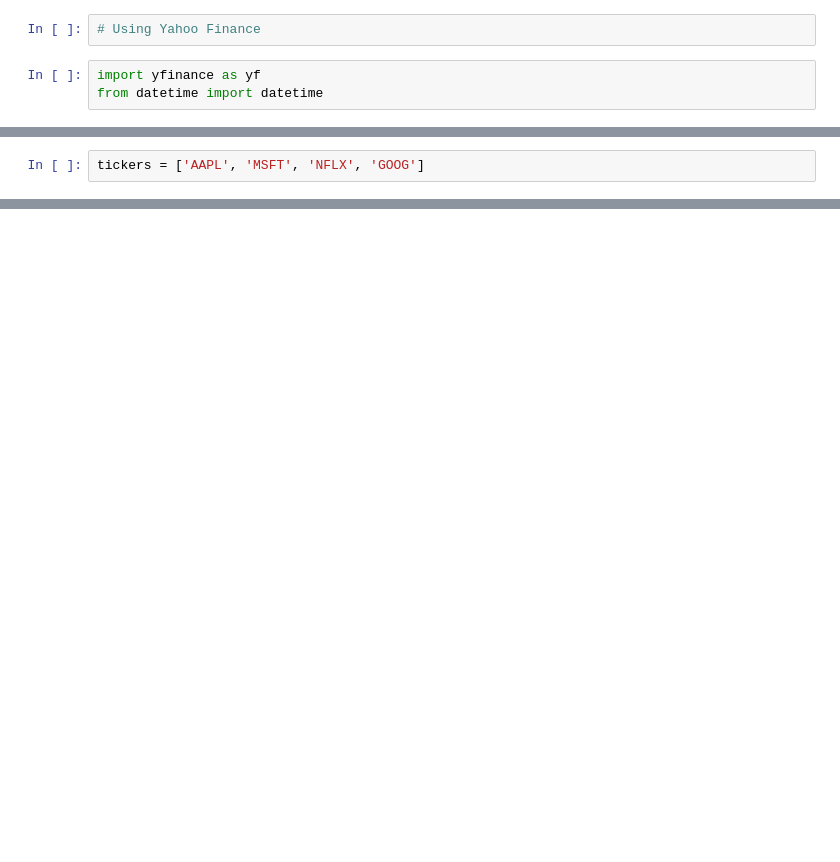
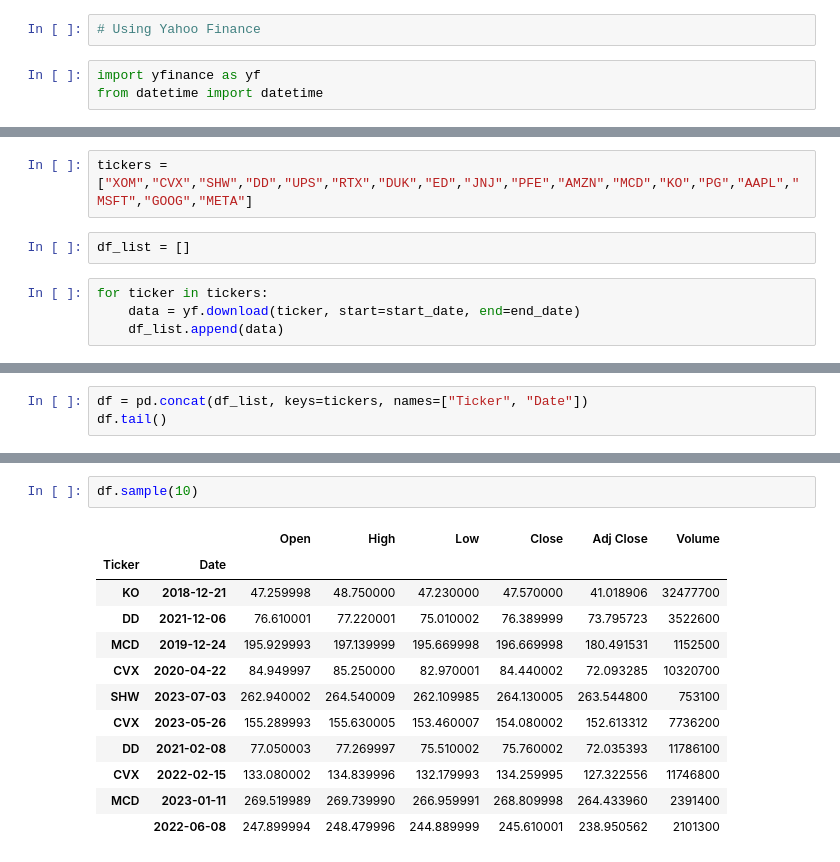
Before and after one commit to UzmaSayyeda/Stock-Success, a Jupyter notebook: create_db.ipynb, the cells around one changed output, grey strips where cells are left out. Saved outputs shown, nothing was run; the diff lists cells and outputs as text; blank space fills up the shorter version.

```diff
--- a/create_db.ipynb
+++ b/create_db.ipynb
@@ -50,3 +50,9 @@ start_date = datetime.now() - pd.DateOffset(months=3)
 end_date = datetime.now()
 # %%
-tickers = ['AAPL', 'MSFT', 'NFLX', 'GOOG']
+tickers = ["XOM","CVX","SHW","DD","UPS","RTX","DUK","ED","JNJ","PFE","AMZN","MCD","KO","PG","AAPL","MSFT","GOOG","META"]
+# %%
+df_list = []
+# %%
+for ticker in tickers:
+    data = yf.download(ticker, start=start_date, end=end_date)
+    df_list.append(data)
@@ -52,0 +78,3 @@ tickers = ['AAPL', 'MSFT', 'NFLX', 'GOOG']
+# %%
+df = pd.concat(df_list, keys=tickers, names=["Ticker", "Date"])
+df.tail()
@@ -52,0 +89,15 @@ tickers = ['AAPL', 'MSFT', 'NFLX', 'GOOG']
+# %%
+df.sample(10)
+# %% [output]
+|  |  | Open | High | Low | Close | Adj Close | Volume |
+| Ticker | Date |  |  |  |  |  |  |
+| KO | 2018-12-21 | 47.259998 | 48.750000 | 47.230000 | 47.570000 | 41.018906 | 32477700 |
+| DD | 2021-12-06 | 76.610001 | 77.220001 | 75.010002 | 76.389999 | 73.795723 | 3522600 |
+| MCD | 2019-12-24 | 195.929993 | 197.139999 | 195.669998 | 196.669998 | 180.491531 | 1152500 |
+| CVX | 2020-04-22 | 84.949997 | 85.250000 | 82.970001 | 84.440002 | 72.093285 | 10320700 |
+| SHW | 2023-07-03 | 262.940002 | 264.540009 | 262.109985 | 264.130005 | 263.544800 | 753100 |
+| CVX | 2023-05-26 | 155.289993 | 155.630005 | 153.460007 | 154.080002 | 152.613312 | 7736200 |
+| DD | 2021-02-08 | 77.050003 | 77.269997 | 75.510002 | 75.760002 | 72.035393 | 11786100 |
+| CVX | 2022-02-15 | 133.080002 | 134.839996 | 132.179993 | 134.259995 | 127.322556 | 11746800 |
+| MCD | 2023-01-11 | 269.519989 | 269.739990 | 266.959991 | 268.809998 | 264.433960 | 2391400 |
+|  | 2022-06-08 | 247.899994 | 248.479996 | 244.889999 | 245.610001 | 238.950562 | 2101300 |
```
Also changed, not shown: parts of 4 cells of this notebook.
